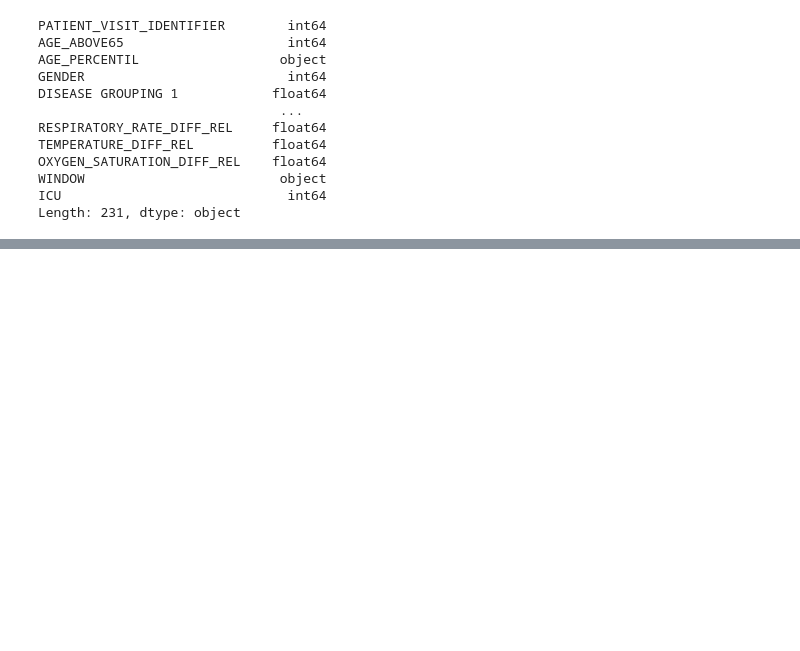
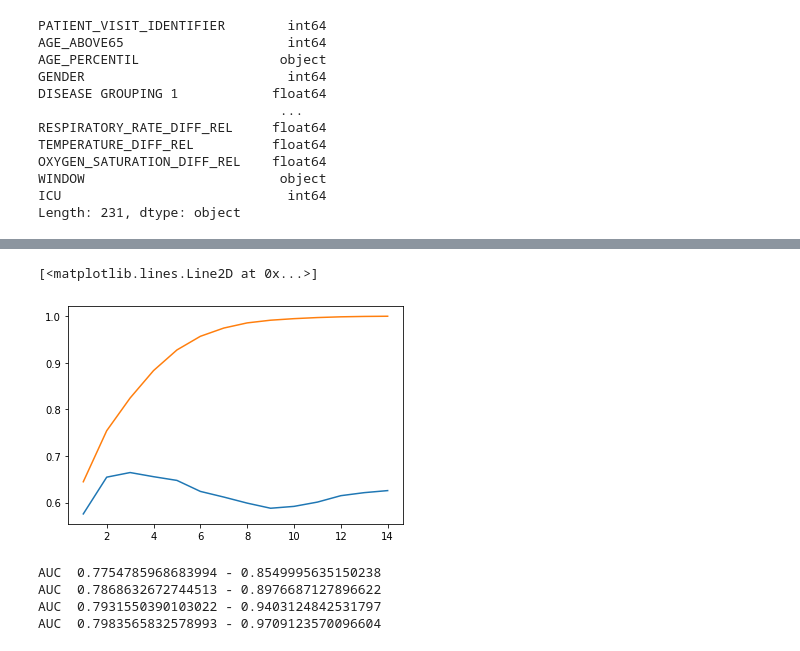
Before and after one commit to ricardosaj/ProjetoFinalBootcampAluraDataScience, a Jupyter notebook: ProjetoBCFinal.ipynb, the cells around one changed output, grey strips where cells are left out. Drawn from its saved outputs; the diff is of its cells as text; code cells hidden in the pictures; blank space fills up the shorter version.

```diff
--- a/ProjetoBCFinal.ipynb
+++ b/ProjetoBCFinal.ipynb
@@ -850,0 +361,6 @@ selecao_RF2.cria_salva_modelo_final('modelo_RF_2_4.joblib')
+# %%
+from sklearn.model_selection import RepeatedStratifiedKFold
+
+
+cv = RepeatedStratifiedKFold(n_splits = 5, n_repeats=10)
+cross_validate(modelo, x, y, cv=cv)
@@ -850,0 +385,21 @@ selecao_RF2.cria_salva_modelo_final('modelo_RF_2_4.joblib')
+# %%
+def roda_modelo_cv(modelo, dados, n_splits, n_repeats):
+
+    np.random.seed(1231234)
+    dados = dados.sample(frac=1).reset_index(drop=True)
+    x_columns = dados.columns
+    y = dados["ICU"]
+    x = dados[x_columns].drop(["ICU","WINDOW"], axis=1)
+
+
+    cv = RepeatedStratifiedKFold(n_splits = n_splits, n_repeats=n_repeats)
+    resultados=cross_validate(modelo, x, y, cv=cv, scoring='roc_auc', return_train_score=True)
+
+    auc_medio = np.mean(resultados['test_score'])
+    auc_medio_treino = np.mean(resultados['train_score'])
+
+    auc_std = np.std(resultados['test_score'])
+
+    print(f'AUC  {auc_medio} - {auc_medio_treino}')
+    return auc_medio, auc_medio_treino
+    #print(f"AUC Médio {auc_medio} Intervalo {auc_medio - (2*auc_std)} - {auc_medio + (2*auc_std)}")
@@ -850,0 +416,10 @@ selecao_RF2.cria_salva_modelo_final('modelo_RF_2_4.joblib')
+# %%
+from sklearn.tree import DecisionTreeClassifier
+
+teste_lista = []
+treino_lista = []
+for i in range(1,15):
+    modelo_arvore = DecisionTreeClassifier(max_depth=i)
+    teste, treino = roda_modelo_cv(modelo_arvore, dados_limpos, 5, 10)
+    teste_lista.append(teste)
+    treino_lista.append(treino)
@@ -850,0 +441,24 @@ selecao_RF2.cria_salva_modelo_final('modelo_RF_2_4.joblib')
+# %%
+import matplotlib.pyplot as plt
+
+x = range(1,15)
+plt.plot(x, teste_lista)
+plt.plot(x, treino_lista)
+# %% [output]
+[<matplotlib.lines.Line2D at 0x...>]
+[figure, added]
+# %%
+from sklearn.ensemble import RandomForestClassifier
+
+teste_lista = []
+treino_lista = []
+for i in range(1,5):
+    modelo_arvore = RandomForestClassifier(max_depth=i)
+    teste, treino = roda_modelo_cv(modelo_arvore, dados_limpos, 5, 10)
+    teste_lista.append(teste)
+    treino_lista.append(treino)
+# %% [output]
+AUC  0.7754785968683994 - 0.8549995635150238
+AUC  0.7868632672744513 - 0.8976687127896622
+AUC  0.7931550390103022 - 0.9403124842531797
+AUC  0.7983565832578993 - 0.9709123570096604
```
Also changed, not shown: parts of 85 cells of this notebook.
